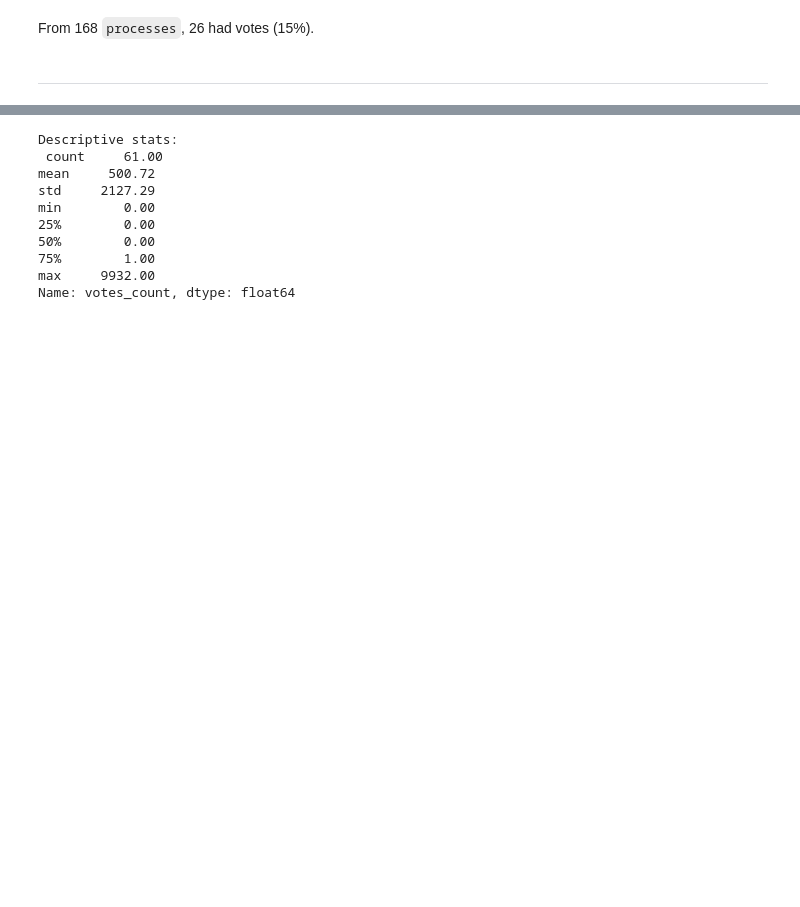
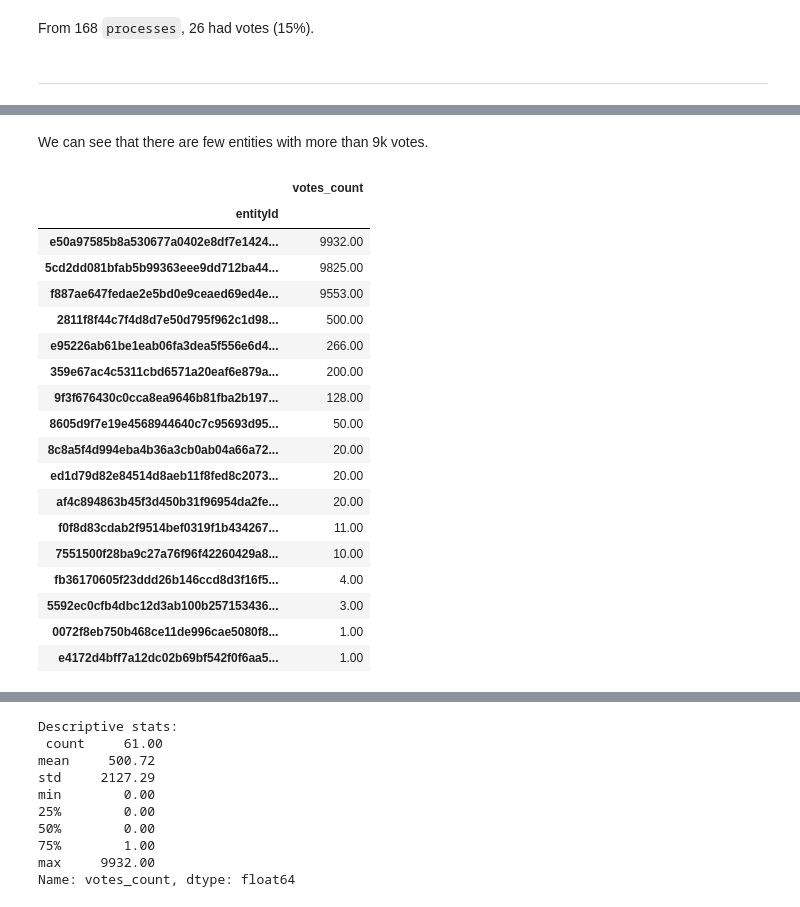
Before and after one commit to mroldann/vocdoni, a Jupyter notebook: analysis.ipynb, the cells around one changed output, grey strips where cells are left out. Drawn from its saved outputs; the diff is of its cells as text; code cells hidden in the pictures; blank space fills up the shorter version.

```diff
--- a/analysis.ipynb
+++ b/analysis.ipynb
@@ -158,3 +170,27 @@ From 168 `processes`, 26 had votes (15%).
 global_indicators.plot_votes_per_entity()
 # %% [output]
 [interactive output not drawn]
+# %% [markdown]
+We can see that there are few entities with more than 9k votes.
+# %%
+global_indicators.votes_per_entity[global_indicators.votes_per_entity>0].to_frame()
+# %% [output]
+|  | votes_count |
+| entityId |  |
+| e50a97585b8a530677a0402e8df7e1424... | 9932.00 |
+| 5cd2dd081bfab5b99363eee9dd712ba44... | 9825.00 |
+| f887ae647fedae2e5bd0e9ceaed69ed4e... | 9553.00 |
+| 2811f8f44c7f4d8d7e50d795f962c1d98... | 500.00 |
+| e95226ab61be1eab06fa3dea5f556e6d4... | 266.00 |
+| 359e67ac4c5311cbd6571a20eaf6e879a... | 200.00 |
+| 9f3f676430c0cca8ea9646b81fba2b197... | 128.00 |
+| 8605d9f7e19e4568944640c7c95693d95... | 50.00 |
+| 8c8a5f4d994eba4b36a3cb0ab04a66a72... | 20.00 |
+| ed1d79d82e84514d8aeb11f8fed8c2073... | 20.00 |
+| af4c894863b45f3d450b31f96954da2fe... | 20.00 |
+| f0f8d83cdab2f9514bef0319f1b434267... | 11.00 |
+| 7551500f28ba9c27a76f96f42260429a8... | 10.00 |
+| fb36170605f23ddd26b146ccd8d3f16f5... | 4.00 |
+| 5592ec0cfb4dbc12d3ab100b257153436... | 3.00 |
+| 0072f8eb750b468ce11de996cae5080f8... | 1.00 |
+| e4172d4bff7a12dc02b69bf542f0f6aa5... | 1.00 |
```
Also changed, not shown: parts of 18 cells of this notebook, 42 other files.
